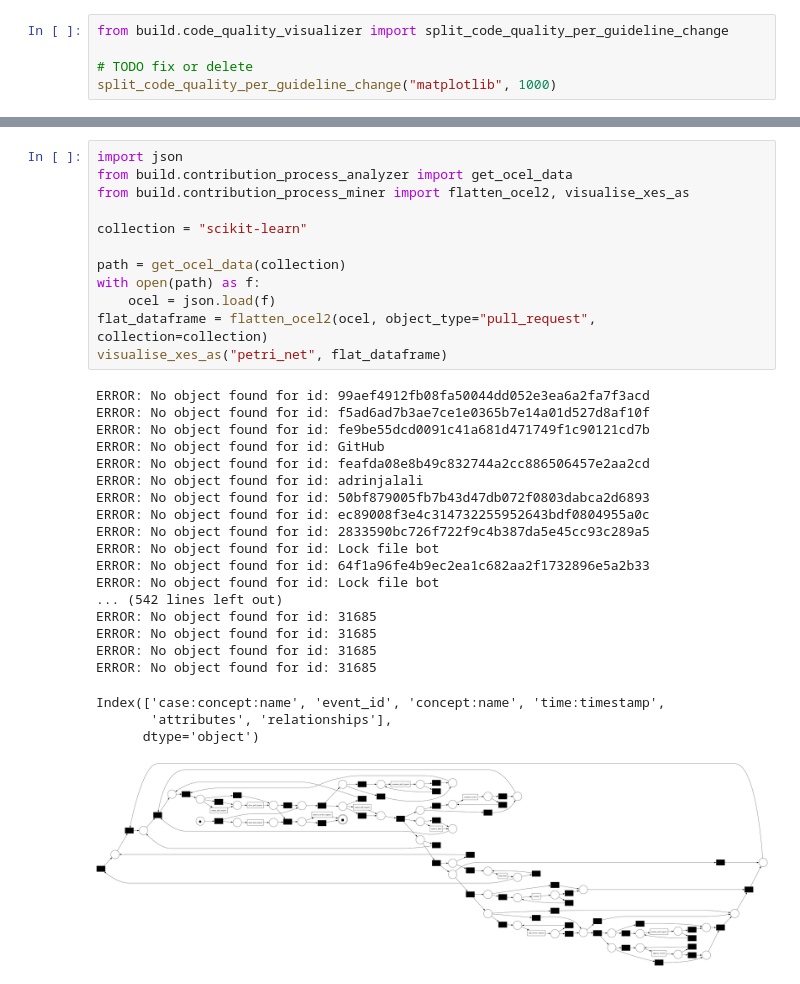
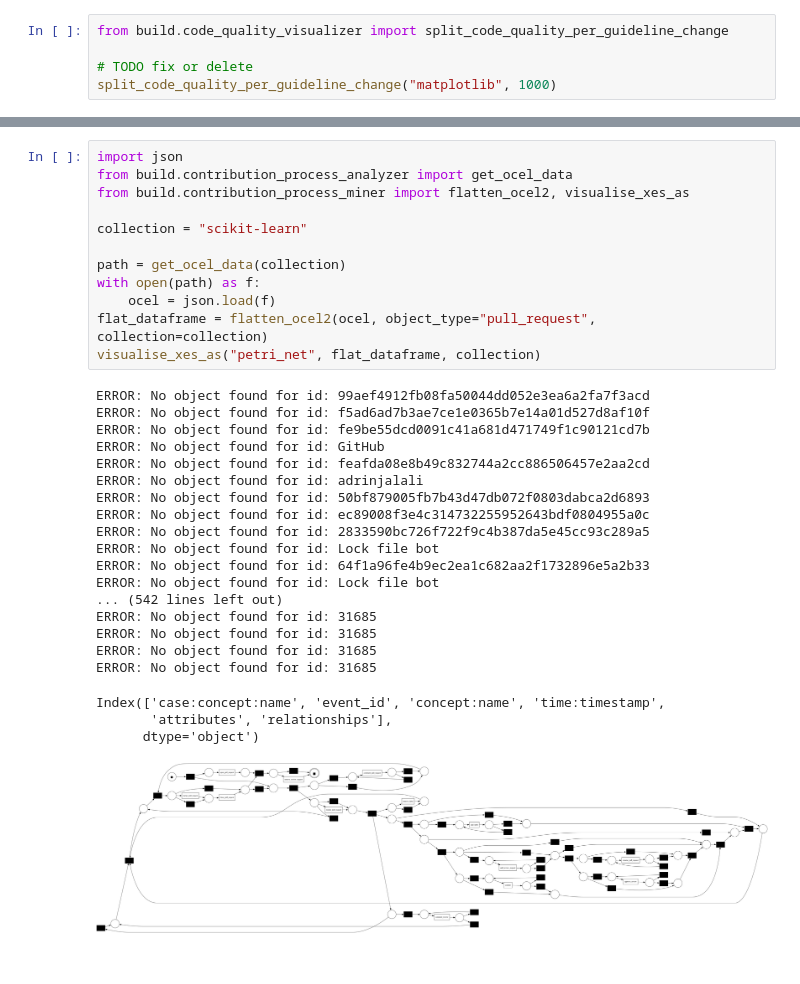
Before and after one commit to AlexS-1/Bachelor-Code, a Jupyter notebook: test.ipynb, the cells around one changed output, grey strips where cells are left out. Cells and saved outputs as stored; diff of their text form.

```diff
--- a/test.ipynb
+++ b/test.ipynb
@@ -221,32 +222,32 @@ import json
 from build.contribution_process_analyzer import get_ocel_data
 from build.contribution_process_miner import flatten_ocel2, visualise_xes_as
 
 collection = "scikit-learn"
 
 path = get_ocel_data(collection)
 with open(path) as f:
     ocel = json.load(f)
 flat_dataframe = flatten_ocel2(ocel, object_type="pull_request", collection=collection)
-visualise_xes_as("petri_net", flat_dataframe)
+visualise_xes_as("petri_net", flat_dataframe, collection)
 # %% [output]
 ERROR: No object found for id: 99aef4912fb08fa50044dd052e3ea6a2fa7f3acd
 ERROR: No object found for id: f5ad6ad7b3ae7ce1e0365b7e14a01d527d8af10f
 ERROR: No object found for id: fe9be55dcd0091c41a681d471749f1c90121cd7b
 ERROR: No object found for id: GitHub
 ERROR: No object found for id: feafda08e8b49c832744a2cc886506457e2aa2cd
 ERROR: No object found for id: adrinjalali
 ERROR: No object found for id: 50bf879005fb7b43d47db072f0803dabca2d6893
 ERROR: No object found for id: ec89008f3e4c314732255952643bdf0804955a0c
 ERROR: No object found for id: 2833590bc726f722f9c4b387da5e45cc93c289a5
 ERROR: No object found for id: Lock file bot
 ERROR: No object found for id: 64f1a96fe4b9ec2ea1c682aa2f1732896e5a2b33
 ERROR: No object found for id: Lock file bot
 ... (542 lines left out)
 ERROR: No object found for id: 31685
 ERROR: No object found for id: 31685
 ERROR: No object found for id: 31685
 ERROR: No object found for id: 31685
 Index(['case:concept:name', 'event_id', 'concept:name', 'time:timestamp',
        'attributes', 'relationships'],
       dtype='object')
-[figure, old version]
+[figure, new version]
```
Also changed, not shown: parts of 6 cells of this notebook, 6 other files.
